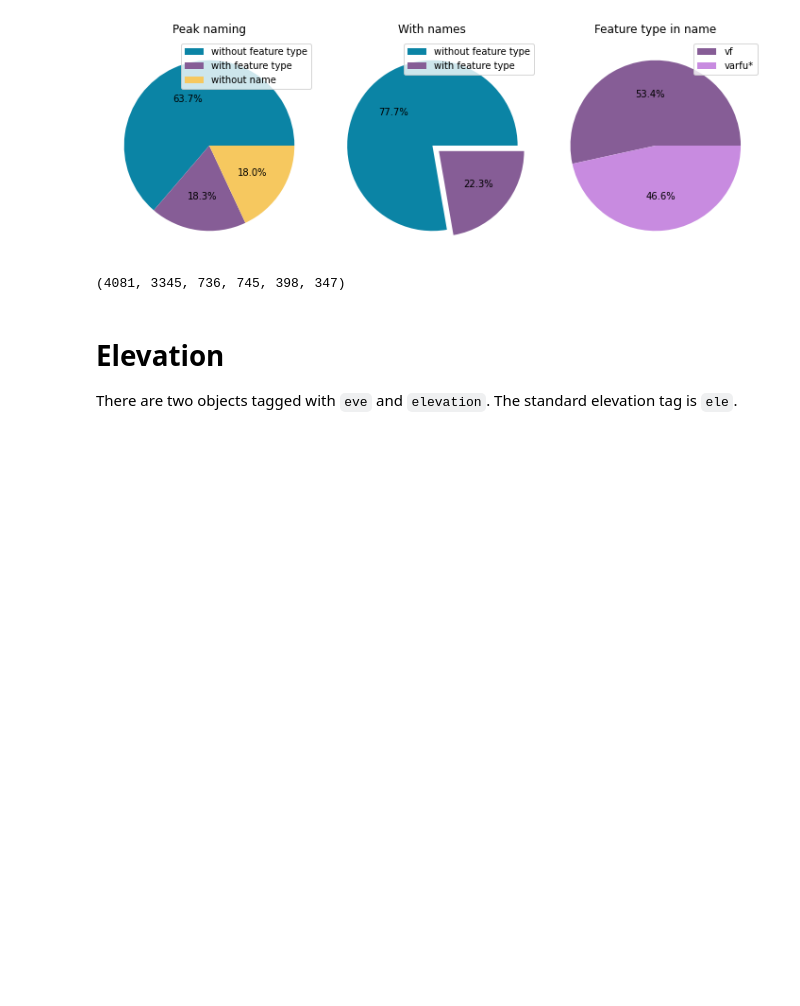
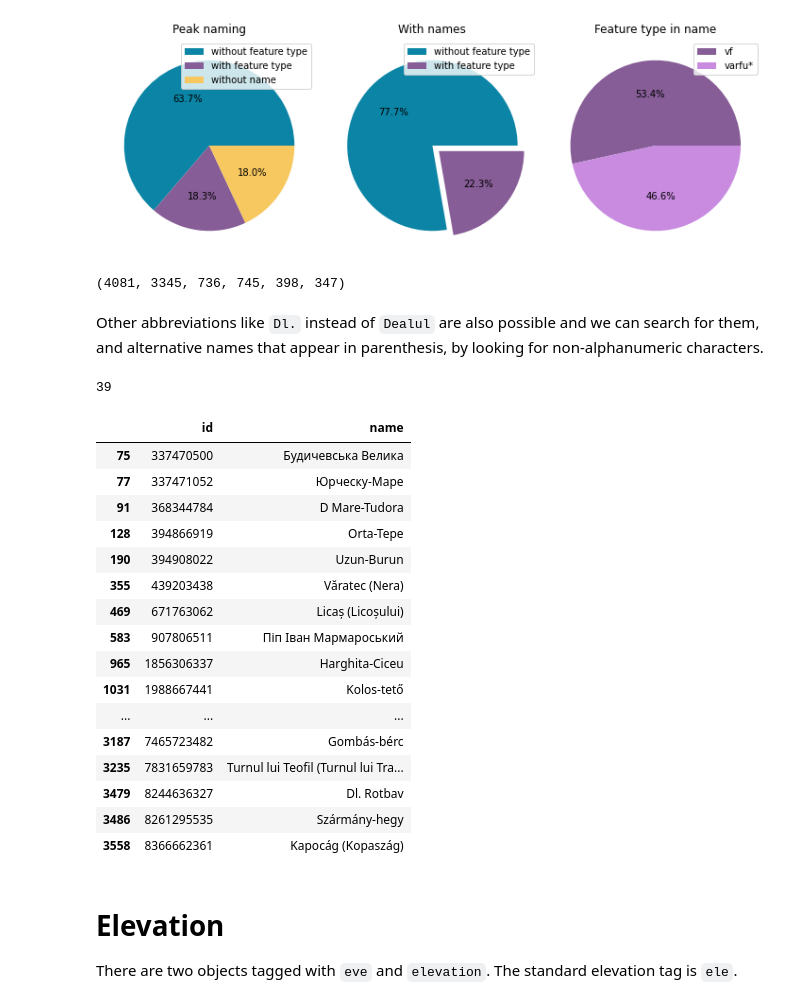
Before and after one commit to archblob/osm-ro-hiking-checks, a Jupyter notebook: notebooks/peaks_september.ipynb, the cells around one changed output. Saved outputs shown, nothing was run; the diff lists cells and outputs as text; code cells hidden in the pictures; blank space fills up the shorter version.

Commit message:
Search for symbols in peak names

```diff
--- a/notebooks/peaks_september.ipynb
+++ b/notebooks/peaks_september.ipynb
@@ -105,6 +105,32 @@ plt.show()
 count_peaks, count_with_name, count_without_name, count_ftin_name, count_ftin_name_abbr, count_ftin_name_varf
 # %% [output]
 (4081, 3345, 736, 745, 398, 347)
+# %% [markdown]
+Other abbreviations like `Dl.` instead of `Dealul` are also possible and we can search for them, and alternative names that appear in parenthesis, by looking
+for non-alphanumeric characters.
+# %%
+ftin_names_with_symbols = peaks_df.loc[peaks_df['name'].map(lambda s: ''.join([c for c in unidecode(str(s)) if not c.isalnum()]).strip() != '' and all(p not in unidecode(str(s)).lower() for p in ["varf", "vf"]))][['id', 'name']]
+display(ftin_names_with_symbols.shape[0])
+ftin_names_with_symbols.head(100)
+# %% [output]
+39
+|  | id | name |
+| 75 | 337470500 | Будичевська Велика |
+| 77 | 337471052 | Юрческу-Маре |
+| 91 | 368344784 | D Mare-Tudora |
+| 128 | 394866919 | Orta-Tepe |
+| 190 | 394908022 | Uzun-Burun |
+| 355 | 439203438 | Văratec (Nera) |
+| 469 | 671763062 | Licaș (Licoșului) |
+| 583 | 907806511 | Піп Іван Мармароський |
+| 965 | 1856306337 | Harghita-Ciceu |
+| 1031 | 1988667441 | Kolos-tető |
+| ... | ... | ... |
+| 3187 | 7465723482 | Gombás-bérc |
+| 3235 | 7831659783 | Turnul lui Teofil (Turnul lui Tra... |
+| 3479 | 8244636327 | Dl. Rotbav |
+| 3486 | 8261295535 | Szármány-hegy |
+| 3558 | 8366662361 | Kapocág (Kopaszág) |
 # %% [markdown]
 # Elevation
 
```
Also changed, not shown: parts of 2 cells of this notebook.
